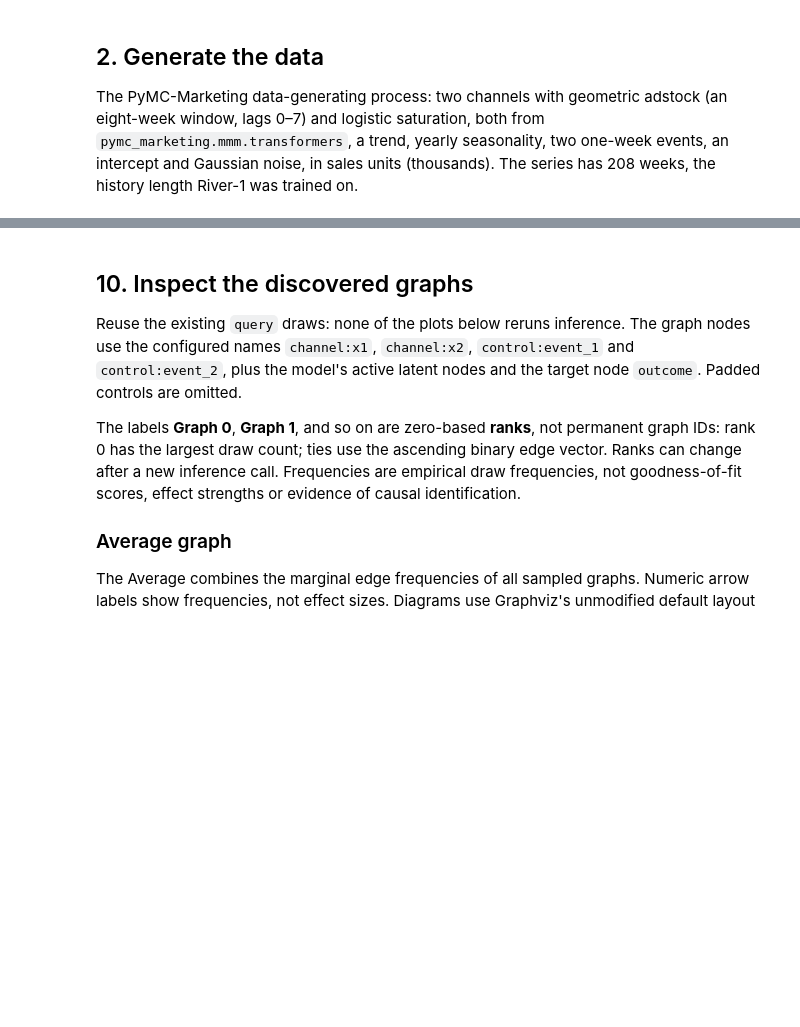
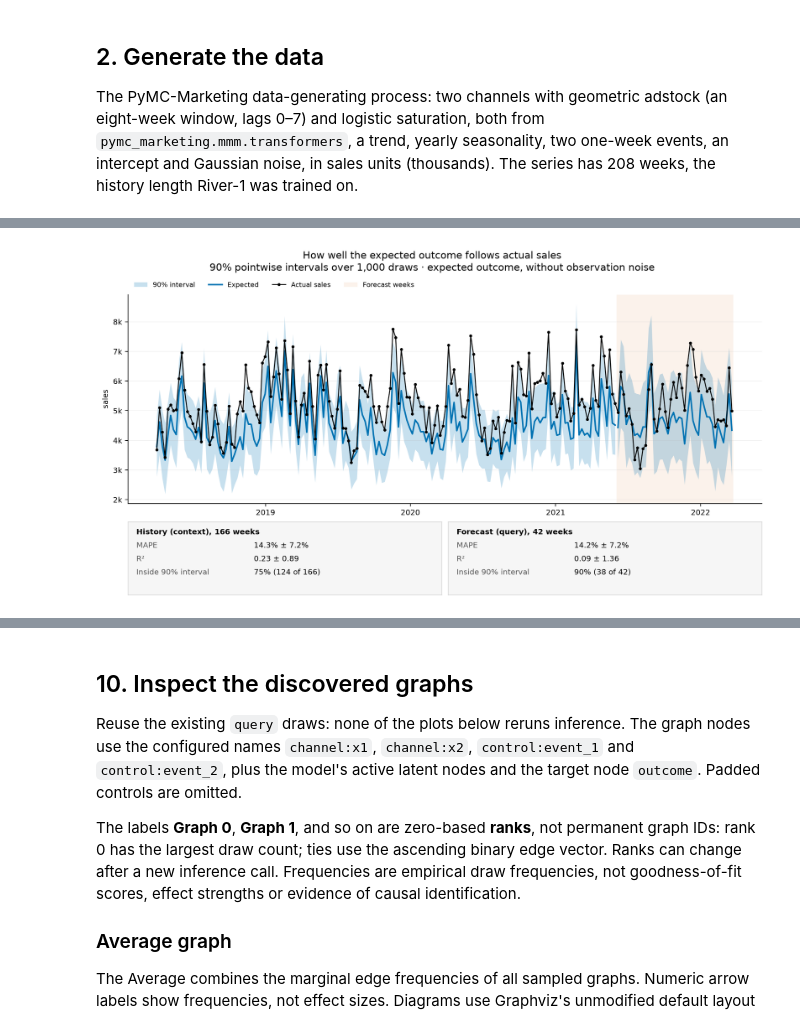
Before and after one commit to pymc-labs/pymc-mfm, a Jupyter notebook: examples/river_1_quickstart.ipynb, the cells around one changed output, grey strips where cells are left out. Saved outputs shown, nothing was run; the diff lists cells and outputs as text; code cells hidden in the pictures; blank space fills up the shorter version.

```diff
--- a/examples/river_1_quickstart.ipynb
+++ b/examples/river_1_quickstart.ipynb
@@ -507,0 +177,4 @@ sweep_fig.supxlabel(
+# %%
+model.plot.fit()
+# %% [output]
+[figure, added]
```
Also changed, not shown: parts of 57 cells of this notebook, 2 other files.
